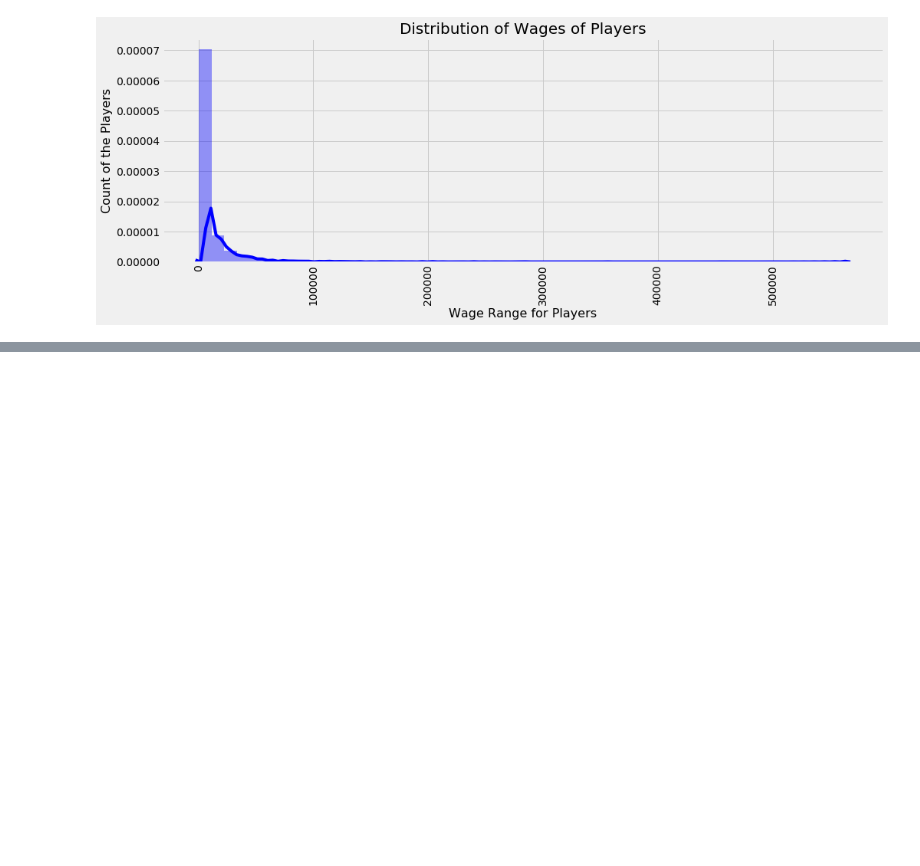
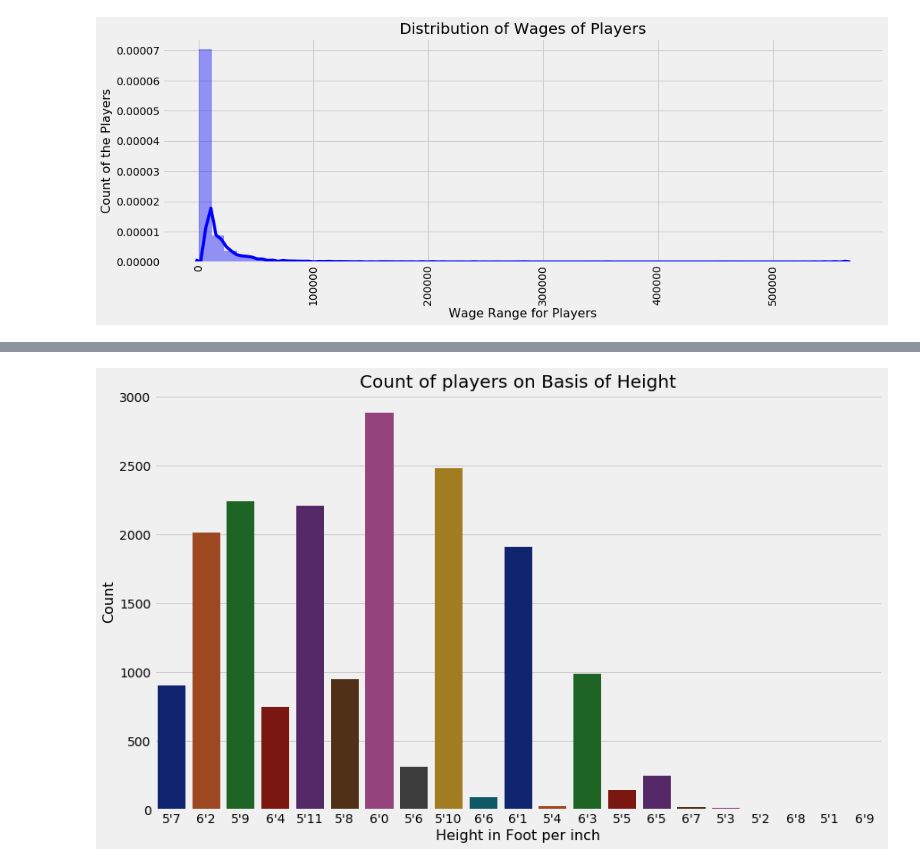
Before and after one commit to SiddarthSamdani/Fifa_Visualization, a Jupyter notebook: Fifa_Visualization.ipynb, the cells around one changed output, grey strips where cells are left out. Drawn from its saved outputs; the diff is of its cells as text; code cells hidden in the pictures; blank space fills up the shorter version.

```diff
--- a/Fifa_Visualization.ipynb
+++ b/Fifa_Visualization.ipynb
@@ -330,0 +342,11 @@ plt.show()
+# %%
+# Height of Players
+
+plt.figure(figsize = (13, 8))
+ax = sns.countplot(x = 'Height', data = data, palette = 'dark')
+ax.set_title(label = 'Count of players on Basis of Height', fontsize = 20)
+ax.set_xlabel(xlabel = 'Height in Foot per inch', fontsize = 16)
+ax.set_ylabel(ylabel = 'Count', fontsize = 16)
+plt.show()
+# %% [output]
+[figure, added]
```
Also changed, not shown: parts of 3 cells of this notebook.
